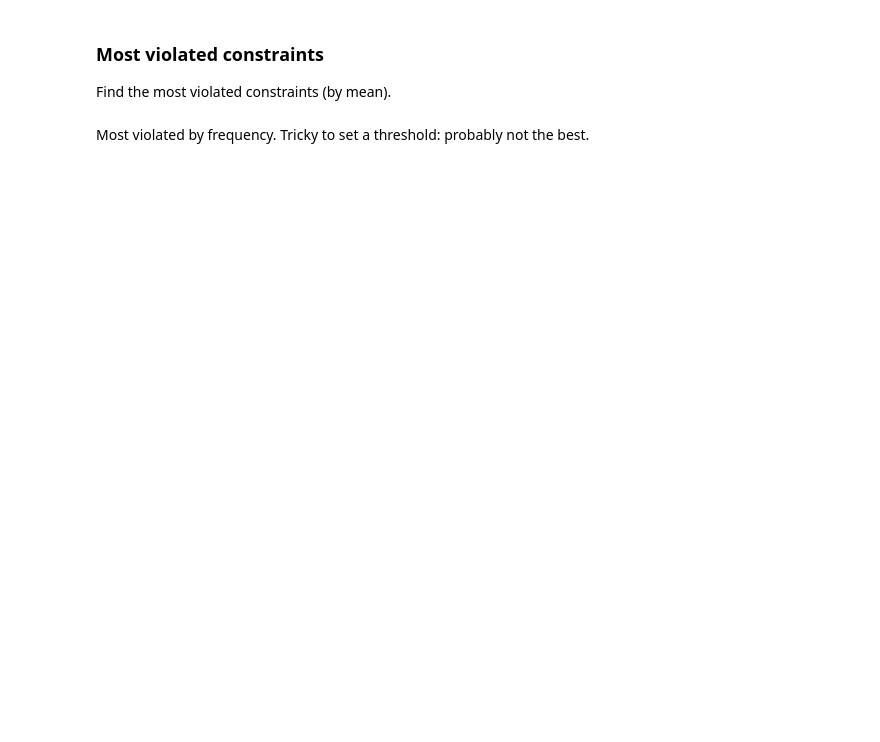
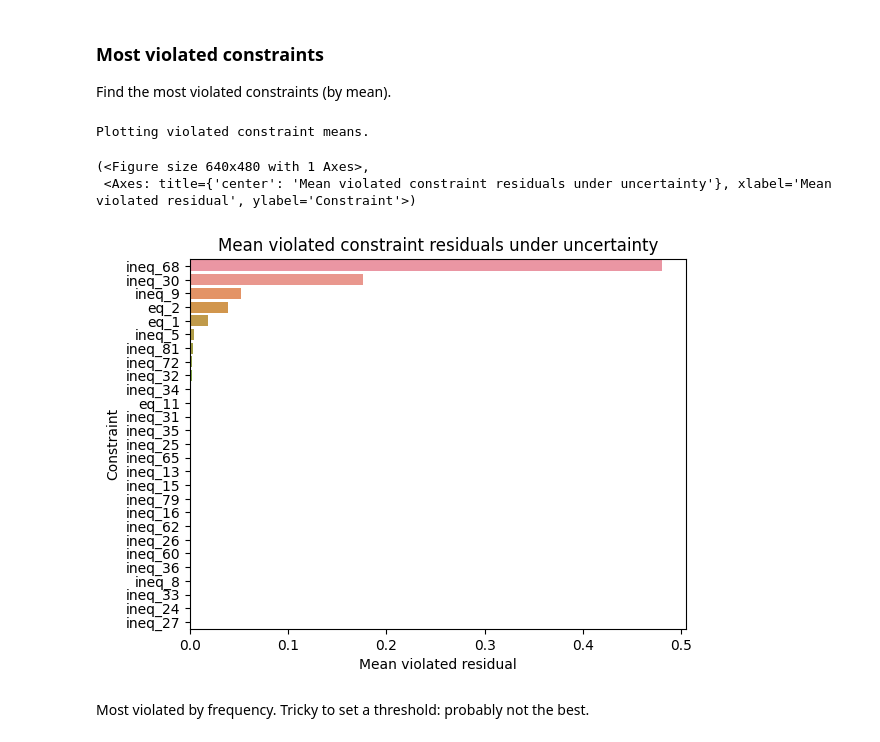
Before and after one commit to jonmaddock/easyVVUQ-process, a Jupyter notebook: max_net_elec/max_net_elec_analysis.ipynb, the cells around one changed output. Cells and saved outputs as stored; diff of their text form; code cells hidden in the pictures; blank space fills up the shorter version.

Commit message:
Add analyse module

```diff
--- a/max_net_elec/max_net_elec_analysis.ipynb
+++ b/max_net_elec/max_net_elec_analysis.ipynb
@@ -12,4 +4,5 @@ from infeas.eval import QOIS, WORK_DIR
 ## User inputs
 # %%
 # Define campaign location
-campaign_name = "max_net_elec_o3"
+# campaign_name = "max_net_elec_o3"
+campaign_name = "max_net_elec_screening"
@@ -43,0 +11,3 @@ IndexError: Too many levels: Index has only 1 level, not 2
+# %%
+campaign, results = analyse.read_campaign(campaign_name)
+results
@@ -74,2 +56,9 @@ ax.set_ylabel("Constraint")
+# %%
+analyse.plot_violated_constraints_mean(results)
+# %% [output]
+Plotting violated constraint means.
+(<Figure size 640x480 with 1 Axes>,
+ <Axes: title={'center': 'Mean violated constraint residuals under uncertainty'}, xlabel='Mean violated residual', ylabel='Constraint'>)
+[figure, added]
 # %% [markdown]
 Most violated by frequency. Tricky to set a threshold: probably not the best.
```
Also changed, not shown: parts of 26 cells of this notebook, 2 other files.
